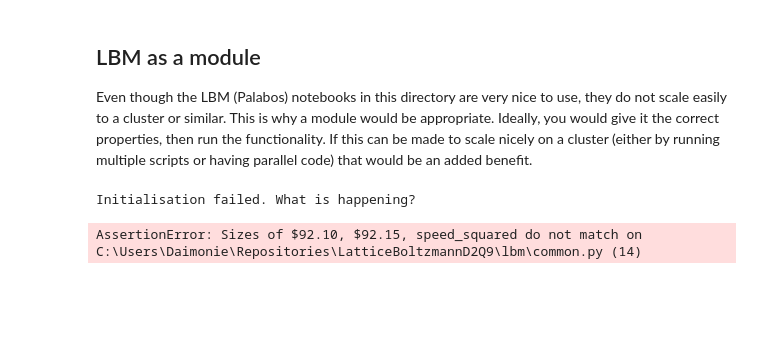
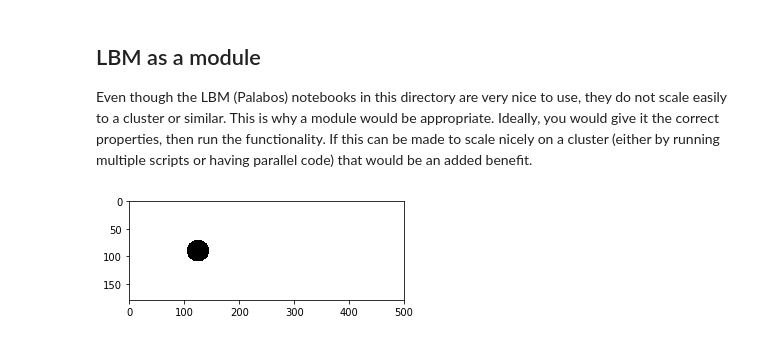
Before and after one commit to daimonie/LatticeBoltzmannD2Q9, a Jupyter notebook: LBM as a module.ipynb, the cells around one changed output. Cells and saved outputs as stored; diff of their text form; code cells hidden in the pictures; blank space fills up the shorter version.

Commit message:
It works, now. Mostly some minor typos in simulation.py

```diff
--- a/LBM as a module.ipynb
+++ b/LBM as a module.ipynb
@@ -21,10 +34,21 @@ try:
 except AssertionError:
     print("The configuration dictionary was incomplete.")
 # %%
-circular_obstacle = lambda x,y: (x-simulation.horizontal/4)**2+(y-simulation.vertical/2)**2 < simulation.speed**2
+circular_obstacle = lambda x,y: (x-simulation.horizontal/4)**2+(y-simulation.vertical/2)**2 < simulation.scale**2
 
 try:
     simulation.set_obstacle(circular_obstacle)
 except:
     print("Something went wrong. Is your obstacle correct?")
+# %%
+#What does the obstacle look like?
+obstacle_data = np.fromfunction( circular_obstacle, (simulation.horizontal, simulation.vertical))
+
+plt.subplot(211)
+plt.imshow(obstacle_data.transpose(), cmap='Greys',  interpolation='nearest')
+plt.savefig('blkwht.png')
+
+plt.show()
+# %% [output]
+[figure, added]
 # %%
@@ -46,8 +70,3 @@ try:
     simulation.initialise ()
 except:
     print("Initialisation failed. What is happening?")
-
-print(default_equilibrium(1.0, simulation.initial_velocity))
-# %% [output]
-Initialisation failed. What is happening?
-AssertionError: Sizes of $92.10, $92.15, speed_squared do not match on C:\Users\Daimonie\Repositories\LatticeBoltzmannD2Q9\lbm\common.py (14)
```
Also changed, not shown: parts of 5 cells of this notebook, 4 other files.
